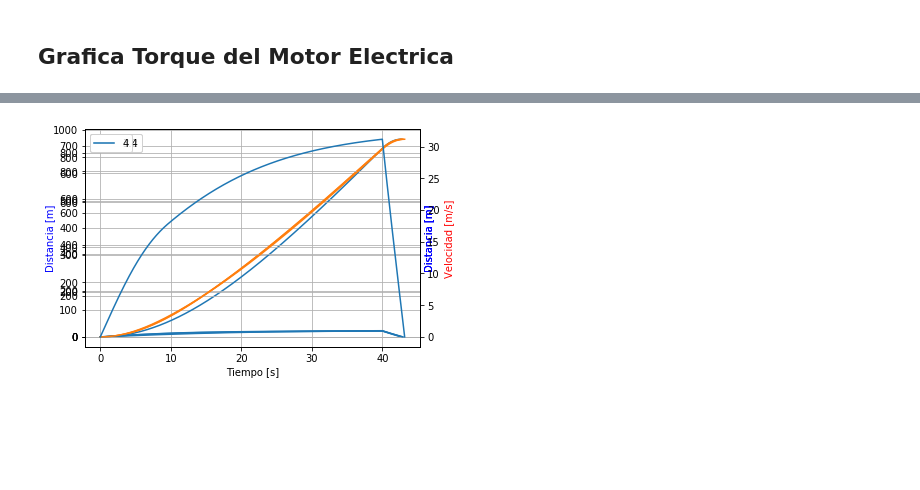
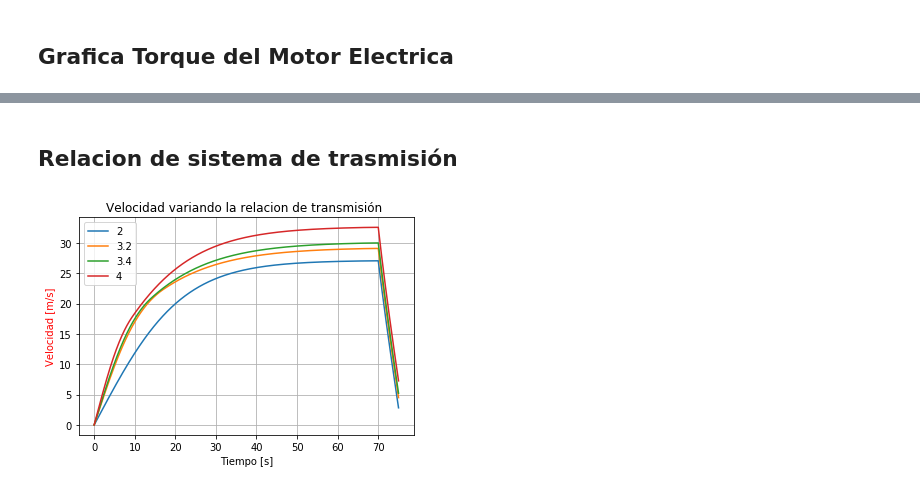
Before and after one commit to OscarEMejia/Herramientas-Computacionales, a Jupyter notebook: Taller_2/Taller_2.ipynb, the cells around one changed output, grey strips where cells are left out. Cells and saved outputs as stored; diff of their text form; code cells hidden in the pictures; blank space fills up the shorter version.

```diff
--- a/Taller_2/Taller_2.ipynb
+++ b/Taller_2/Taller_2.ipynb
@@ -29,11 +69,10 @@ h=0.07478 # Altura del centro de gravedad del kart con respecto al piso (m)
 mu_c=1 #coeficiente de adherencia de las ruedas
 
 # Variables de tiempo
-t_in=0
-t_acel=40
-t_fren=5
-deltat=0.001
-velrot=[]
+t_in=0 #Tiempo incial de analisis
+t_acel=70 #Tiempo final para el analisis de la aceleracion
+t_fren=5 #Tiempo final para el analisis del freno
+deltat=0.001 # Paso del tiempo
 # %% [markdown]
 ## No modificiar de aqui hacia abajo
 # %% [markdown]
@@ -138,7 +177,6 @@ def vangularmotor(vx):
         a=50*(2*np.pi)/60
     if a>5000*(2*np.pi)/60:
         a=5000*(2*np.pi)/60
-    velrot.append(a)
     return a # (rad/s)
 # %%
 def aceleracion(vx,t0):
@@ -315,3 +352,5 @@ plt.legend()
+# %% [markdown]
+## Relacion de sistema de trasmisión
 # %%
 Velocidades=[]
 DistanciasAcel=[]
@@ -367,38 +406,42 @@ for ng in ngs:
     ##
     Velmin=max(sol2[:,1])
     dist_fren=max(pos2)
     b=0
     for i,v in enumerate(sol2[:,1]):
         #print(v,i)
         if ((v>0)&(v>1e-5)):
            b=i
     t_max2=t2[b]
     DistanciaFreno.append(dist_fren)
     Tiempo_Freno.append(t_max2)
     u=VelocidadMaxima(sol[:,1])[-1]
     recorrido=[]
     t_r=[]
     vel_rec=[]
     for i in range(0,u+1):
         vel_rec.append(sol[i,1])
         recorrido.append(pos[i])
         t_r.append(t[i])
 
     for i in range(0,b+1):
         vel_rec.append(sol2[i,1])
         recorrido.append(max(pos)+pos2[i])
         t_r.append(max(t)+t2[i])
-    plt.ion()
-    plt.plot(t_r,recorrido,label=ng)
+
+    #plt.ion()
+    #lt.plot(t_r,recorrido,label=ng)
     plt.xlabel("Tiempo [s]")
-    plt.ylabel("Distancia [m]",color='b')
+   # plt.ylabel("Distancia [m]",color='b')
     plt.grid(True)
-    plt.twinx()
+    #plt.legend(loc='best')
+    #plt.twinx()
     plt.plot(t_r,vel_rec,label=ng)
+    plt.xlabel("Tiempo [s]")
     plt.ylabel("Velocidad [m/s]",color='r')
     plt.legend(loc='best')
+    plt.title("Velocidad variando la relacion de transmisión ")
 # %% [output]
-[figure, old version]
+[figure, new version]
 # %%
 d={"Tiempo de Frenado[s]":Tiempo_Freno,"Distancia de Frenado[m]":DistanciaFreno,'Velocidad Maxima [m/s]':Velocidades,'Distancias Aceleración[m]': DistanciasAcel,"Tiempo Velocidad Maxima [s]":Tiempo_Acel}
 Resultados=pd.DataFrame(data=d,index=ngs)
```
Also changed, not shown: parts of 26 cells of this notebook.
